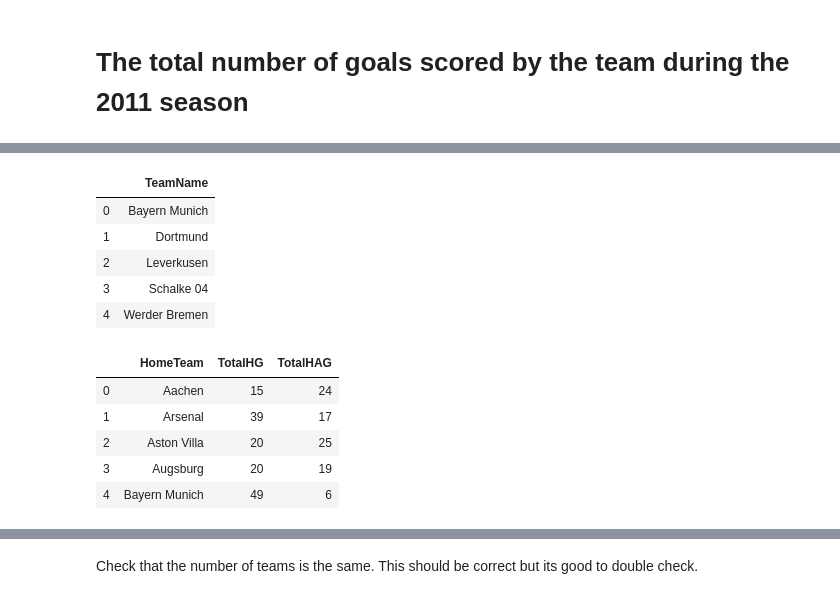
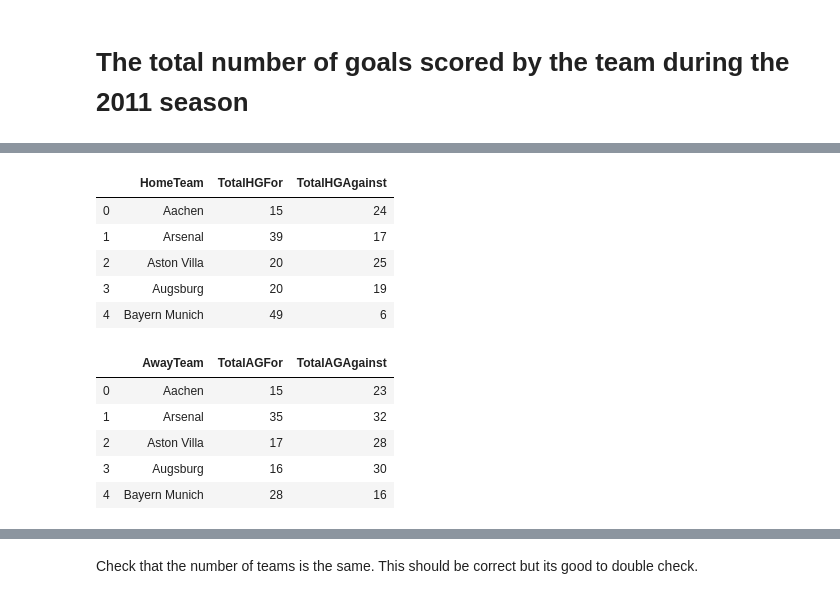
Before and after one commit to Matt-Newton998/Football_API-Mod02_Project, a Jupyter notebook: NewWorkbook.ipynb, the cells around one changed output, grey strips where cells are left out. Saved outputs shown, nothing was run; the diff lists cells and outputs as text; code cells hidden in the pictures.

```diff
--- a/NewWorkbook.ipynb
+++ b/NewWorkbook.ipynb
@@ -70,28 +69,30 @@ len(teams_2)
 # %%
-cur.execute("""SELECT TeamName  FROM teams
-                WHERE Season == 2011;""")
-df_teams_2011 = pd.DataFrame(cur.fetchall())
-df_teams_2011.columns = [x[0] for x in cur.description]
-df_teams_2011.head()
+cur.execute("""SELECT HomeTeam, SUM(FTHG) AS TotalHGFor, SUM(FTAG) AS TotalHGAgainst
+                FROM matches
+                WHERE Season == 2011
+                GROUP BY HomeTeam;""")
+df_Home_2011 = pd.DataFrame(cur.fetchall())
+df_Home_2011.columns = [x[0] for x in cur.description]
+df_Home_2011.head()
 # %% [output]
-|  | TeamName |
-| 0 | Bayern Munich |
-| 1 | Dortmund |
-| 2 | Leverkusen |
-| 3 | Schalke 04 |
-| 4 | Werder Bremen |
+|  | HomeTeam | TotalHGFor | TotalHGAgainst |
+| 0 | Aachen | 15 | 24 |
+| 1 | Arsenal | 39 | 17 |
+| 2 | Aston Villa | 20 | 25 |
+| 3 | Augsburg | 20 | 19 |
+| 4 | Bayern Munich | 49 | 6 |
 # %%
-cur.execute("""SELECT HomeTeam, SUM(FTHG) AS TotalHG, SUM(FTAG) AS TotalHAG
+cur.execute("""SELECT AwayTeam, SUM(FTAG) AS TotalAGFor, SUM(FTHG) AS TotalAGAgainst
                 FROM matches
                 WHERE Season == 2011
-                GROUP BY HomeTeam;""")
-df_Home_2011 = pd.DataFrame(cur.fetchall())
-df_Home_2011.columns = [x[0] for x in cur.description]
-df_Home_2011.head()
+                GROUP BY AwayTeam;""")
+df_Away_2011 = pd.DataFrame(cur.fetchall())
+df_Away_2011.columns = [x[0] for x in cur.description]
+df_Away_2011.head()
 # %% [output]
-|  | HomeTeam | TotalHG | TotalHAG |
-| 0 | Aachen | 15 | 24 |
-| 1 | Arsenal | 39 | 17 |
-| 2 | Aston Villa | 20 | 25 |
-| 3 | Augsburg | 20 | 19 |
-| 4 | Bayern Munich | 49 | 6 |
+|  | AwayTeam | TotalAGFor | TotalAGAgainst |
+| 0 | Aachen | 15 | 23 |
+| 1 | Arsenal | 35 | 32 |
+| 2 | Aston Villa | 17 | 28 |
+| 3 | Augsburg | 16 | 30 |
+| 4 | Bayern Munich | 28 | 16 |
```
Also changed, not shown: parts of 29 cells of this notebook.
